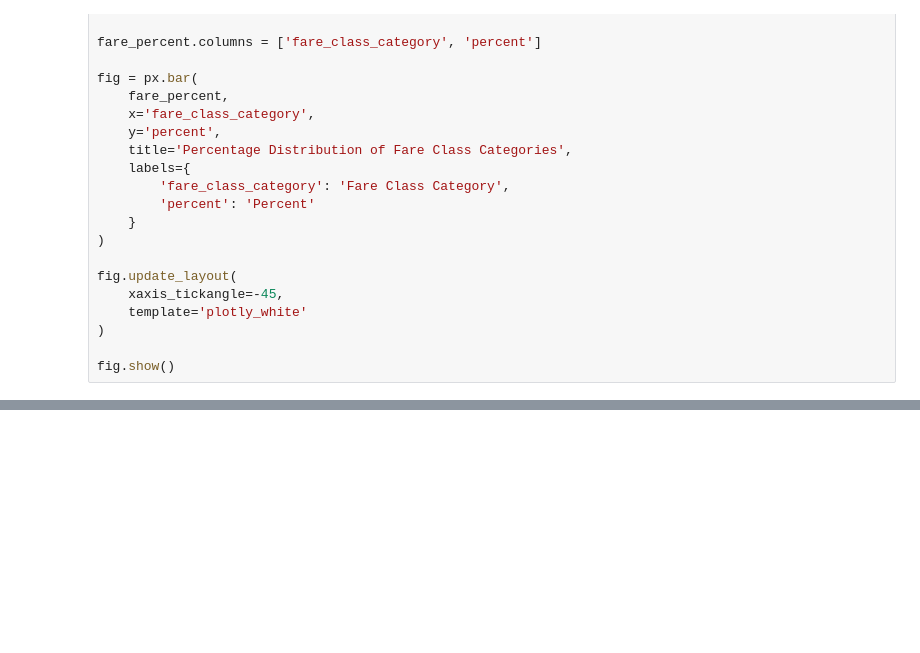
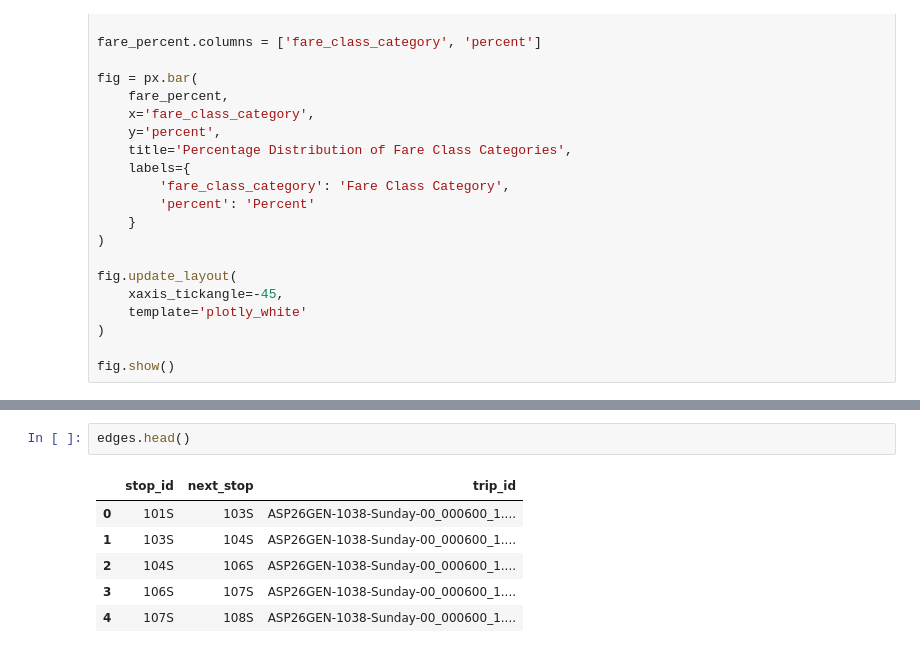
Before and after one commit to nijain7/dsc106_final_project, a Jupyter notebook: route_eda.ipynb, the cells around one changed output, grey strips where cells are left out. Drawn from its saved outputs; the diff is of its cells as text; blank space fills up the shorter version.

```diff
--- a/natalie_eda.ipynb
+++ b/route_eda.ipynb
@@ -159,0 +371,9 @@ fig.show()
+# %%
+edges.head()
+# %% [output]
+|  | stop_id | next_stop | trip_id |
+| 0 | 101S | 103S | ASP26GEN-1038-Sunday-00_000600_1.... |
+| 1 | 103S | 104S | ASP26GEN-1038-Sunday-00_000600_1.... |
+| 2 | 104S | 106S | ASP26GEN-1038-Sunday-00_000600_1.... |
+| 3 | 106S | 107S | ASP26GEN-1038-Sunday-00_000600_1.... |
+| 4 | 107S | 108S | ASP26GEN-1038-Sunday-00_000600_1.... |
```
Also changed, not shown: parts of 7 cells of this notebook, 14 other files.
